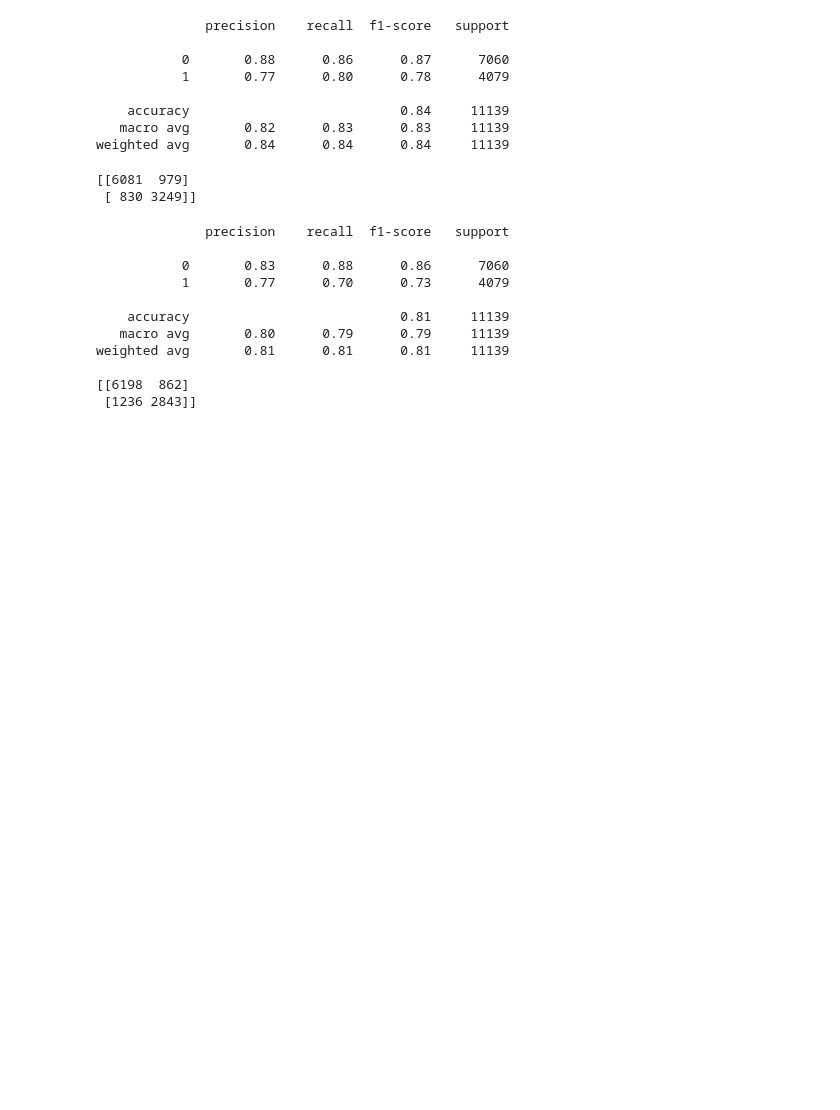
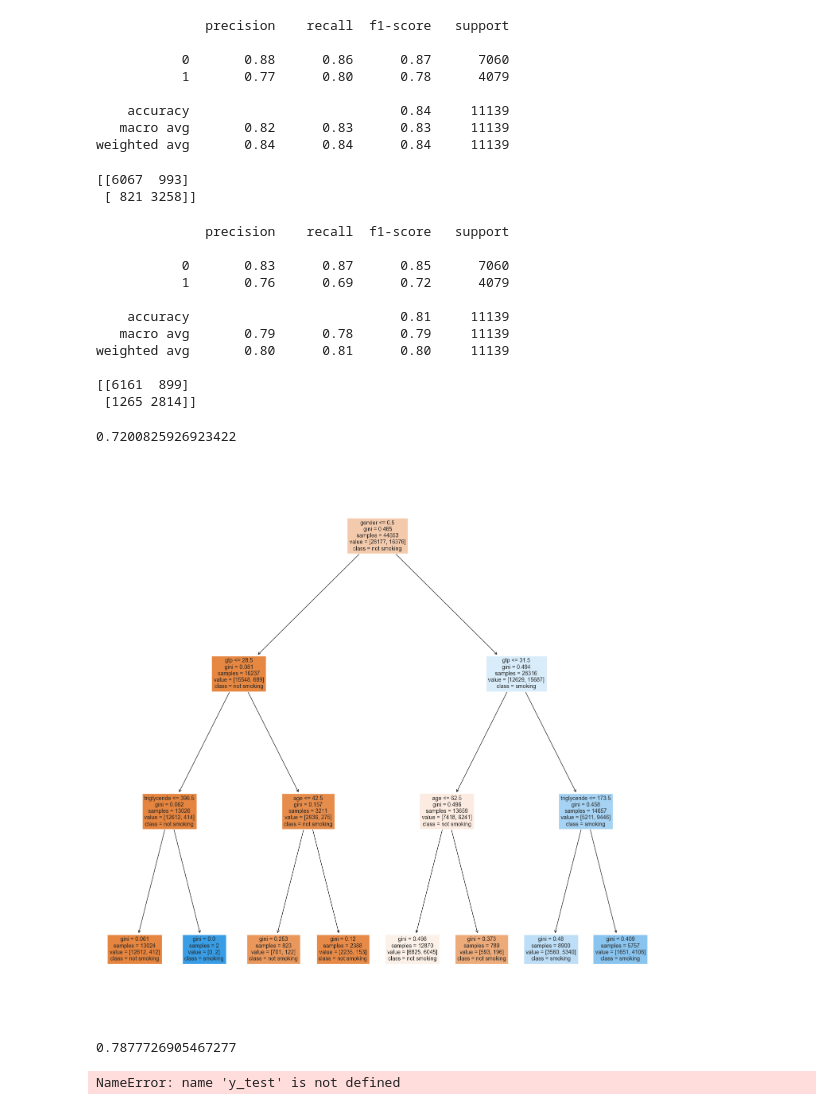
Before and after one commit to balooooooooo/machine_learning_1_coursework, a Jupyter notebook: modelling.ipynb, the cells around one changed output. Saved outputs shown, nothing was run; the diff lists cells and outputs as text; code cells hidden in the pictures; blank space fills up the shorter version.

Commit message:
adding trees, started work on visualisation and documentation

```diff
--- a/modelling.ipynb
+++ b/modelling.ipynb
@@ -14,7 +17,13 @@ test = pd.read_csv("random_tree_data/test_data.csv")
 # %%
-features = ['gender', 'age', 'height(cm)', 'weight(kg)', 'waist(cm)', 'eyesight(left)', 'eyesight(right)', 'hearing(left)', 'hearing(right)', 'systolic', 'relaxation', 'fasting_blood_sugar', 'cholesterol', 'triglyceride', 'hdl', 'ldl', 'hemoglobin', 'urine_protein', 'serum_creatinine', 'ast', 'alt', 'gtp', 'dental_caries', 'tartar', 'bmi', 'healthy_weight']
+print(train.columns)
+features = ['gender', 'age', 'height(cm)', 'weight(kg)', 'waist(cm)',
+            'eyesight(left)', 'eyesight(right)', 'hearing(left)', 'hearing(right)',
+            'systolic', 'relaxation', 'fasting_blood_sugar', 'cholesterol',
+            'triglyceride', 'hdl', 'ldl', 'hemoglobin', 'urine_protein',
+            'serum_creatinine', 'ast', 'alt', 'gtp', 'dental_caries', 'tartar',
+            'bmi', 'healthy_weight', 'eyesight_total', 'vision', 'hearing_impairment']
 classNames=["not smoking","smoking"]
 Y_train = train["smoking"]
-X_train = pd.get_dummies(train[features])
+X_train = train[features]
 X_train
 # %% [output]
@@ -66,14 +80,14 @@ weighted avg       0.84      0.84      0.84     11139
 confmatrix=confusion_matrix(test["smoking"], predictions)
 print(confmatrix)
 # %% [output]
-[[6081  979]
- [ 830 3249]]
+[[6067  993]
+ [ 821 3258]]
 # %%
 model = RandomForestClassifier(random_state=1337, n_estimators=10)
 model.fit(X_train, Y_train)
 X_test = pd.get_dummies(test[features])
 X_test.count()
-Features = X_train.columns
+features = X_train.columns
 predictions = model.predict(X_test)
 accuracy_score(test["smoking"], predictions)
 report = classification_report(test["smoking"], predictions)
@@ -83,12 +97,15 @@ print(confmatrix)
 # %% [output]
               precision    recall  f1-score   support
 
-           0       0.83      0.88      0.86      7060
-           1       0.77      0.70      0.73      4079
+           0       0.83      0.87      0.85      7060
+           1       0.76      0.69      0.72      4079
 
     accuracy                           0.81     11139
-   macro avg       0.80      0.79      0.79     11139
-weighted avg       0.81      0.81      0.81     11139
+   macro avg       0.79      0.78      0.79     11139
+weighted avg       0.80      0.81      0.80     11139
 
-[[6198  862]
- [1236 2843]]
+[[6161  899]
+ [1265 2814]]
+# %%
+decision_tree = DecisionTreeClassifier(max_depth = 3)
+treemodel = decision_tree.fit(X_train, Y_train)
@@ -94,0 +114,26 @@ weighted avg       0.81      0.81      0.81     11139
+# %%
+accuracy_score(test["smoking"], predictions_tree)
+# %% [output]
+0.7200825926923422
+# %%
+matplotlib.pyplot.figure(figsize=(18,18))
+plot_tree(treemodel,feature_names = features,
+          class_names=classNames,
+          filled = True,fontsize=10)
+matplotlib.pyplot.savefig('decisionTree.png')
+# %% [output]
+[figure, added]
+# %%
+decision_tree = DecisionTreeClassifier()
+treemodel = decision_tree.fit(X_train, Y_train)
+predictions_tree = treemodel.predict(X_test)
+accuracy_score(test["smoking"], predictions_tree)
+# %% [output]
+0.7877726905467277
+# %%
+#keep probabilities for the positive outcome only
+y_pred_dt_prob = treemodel.predict_proba(X_test.values)[:,1]
+fpr, tpr, _thresholds  = roc_curve(y_test, y_pred_dt_prob, pos_label=treemodel.classes_[1])
+roc_display = RocCurveDisplay(fpr=fpr, tpr=tpr).plot()
+# %% [output]
+NameError: name 'y_test' is not defined
```
Also changed, not shown: parts of 9 cells of this notebook.
